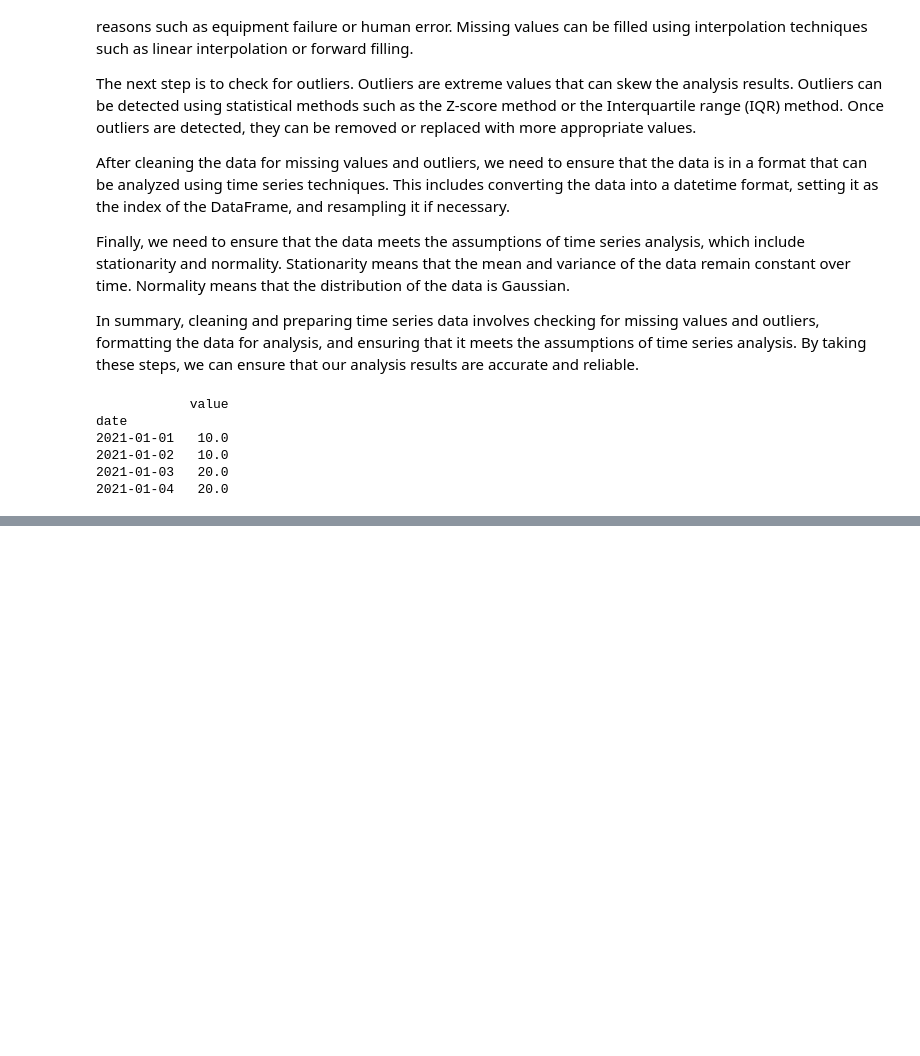
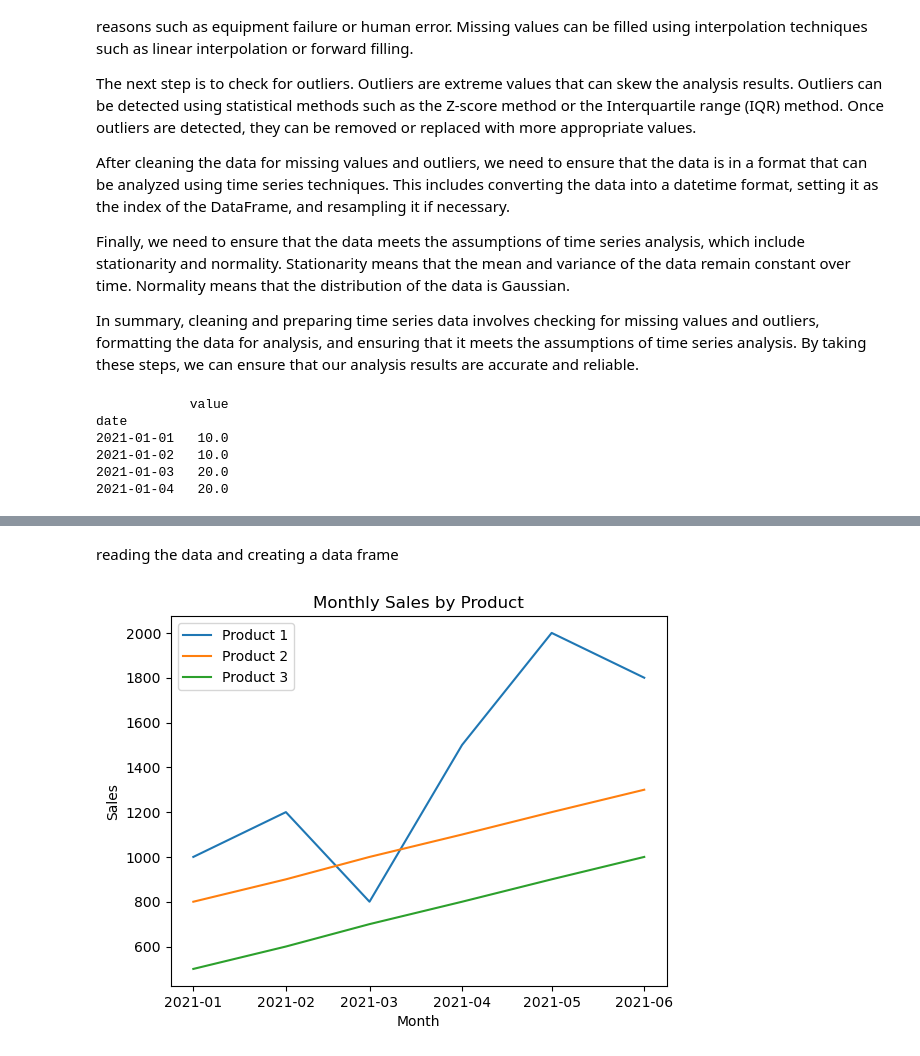
Before and after one commit to sentongo-web/personal_projects, a Jupyter notebook: time_series.ipynb, the cells around one changed output, grey strips where cells are left out. Drawn from its saved outputs; the diff is of its cells as text; code cells hidden in the pictures; blank space fills up the shorter version.

```diff
--- a/time_series.ipynb
+++ b/time_series.ipynb
@@ -91,0 +131,22 @@ date
+# %% [markdown]
+reading the data and creating a data frame
+# %%
+
+data = {'month': ['2021-01-01', '2021-02-01', '2021-03-01', '2021-04-01', '2021-05-01', '2021-06-01'],
+        'product_1': [1000, 1200, 800, 1500, 2000, 1800],
+        'product_2': [800, 900, 1000, 1100, 1200, 1300],
+        'product_3': [500, 600, 700, 800, 900, 1000]}
+df = pd.DataFrame(data)
+df['month'] = pd.to_datetime(df['month'])
+df.set_index('month', inplace=True)
+# %%
+plt.plot(df.index, df['product_1'], label='Product 1')
+plt.plot(df.index, df['product_2'], label='Product 2')
+plt.plot(df.index, df['product_3'], label='Product 3')
+plt.xlabel('Month')
+plt.ylabel('Sales')
+plt.title('Monthly Sales by Product')
+plt.legend()
+plt.show()
+# %% [output]
+[figure, added]
```
Also changed, not shown: parts of 4 cells of this notebook.
